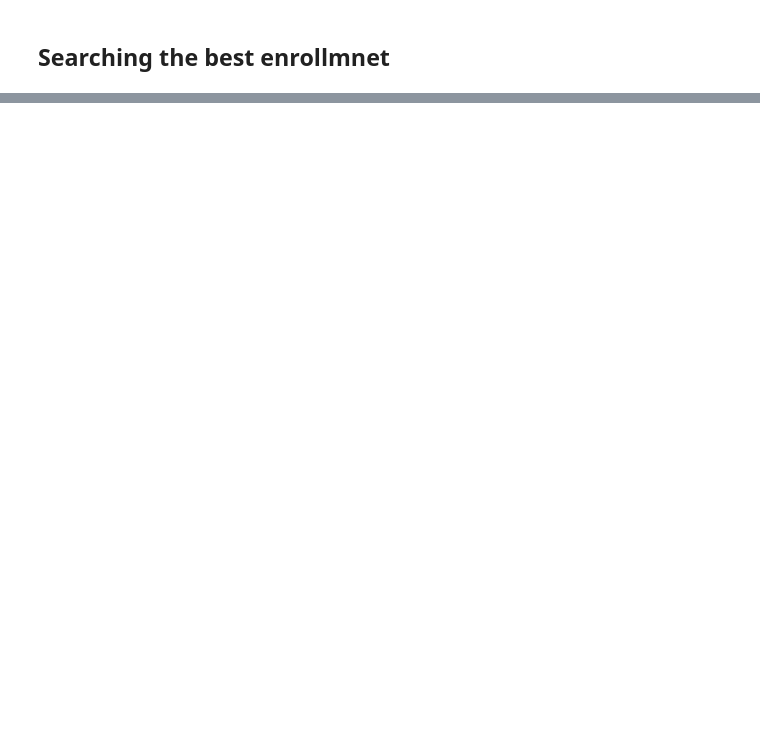
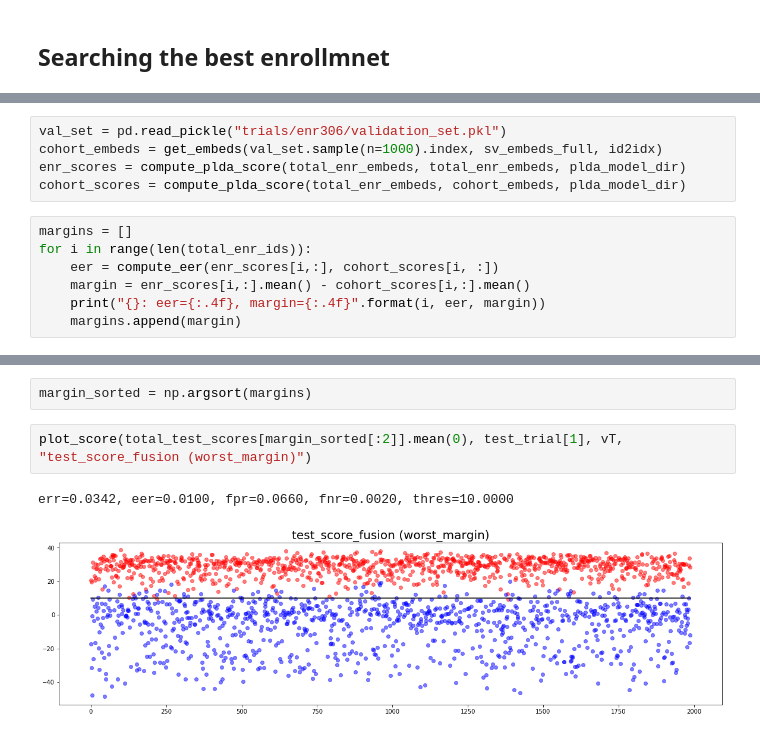
Before and after one commit to muncok/ASV_Experiments, a Jupyter notebook: exp_adaptive_sv/batch_sv_system_plda.ipynb, the cells around one changed output, grey strips where cells are left out. Drawn from its saved outputs; the diff is of its cells as text; blank space fills up the shorter version.

```diff
--- a/exp_adaptive_sv/batch_sv_system_plda.ipynb
+++ b/exp_adaptive_sv/batch_sv_system_plda.ipynb
@@ -170,0 +180,12 @@ err=0.1780, eer=0.0000, fpr=0.0000, fnr=0.3561, thres=20.0000
+# %%
+val_set = pd.read_pickle("trials/enr306/validation_set.pkl")
+cohort_embeds = get_embeds(val_set.sample(n=1000).index, sv_embeds_full, id2idx)
+enr_scores = compute_plda_score(total_enr_embeds, total_enr_embeds, plda_model_dir)
+cohort_scores = compute_plda_score(total_enr_embeds, cohort_embeds, plda_model_dir)
+# %%
+margins = []
+for i in range(len(total_enr_ids)):
+    eer = compute_eer(enr_scores[i,:], cohort_scores[i, :])
+    margin = enr_scores[i,:].mean() - cohort_scores[i,:].mean()
+    print("{}: eer={:.4f}, margin={:.4f}".format(i, eer, margin))
+    margins.append(margin)
@@ -170,0 +203,7 @@ err=0.1780, eer=0.0000, fpr=0.0000, fnr=0.3561, thres=20.0000
+# %%
+margin_sorted = np.argsort(margins)
+# %%
+plot_score(total_test_scores[margin_sorted[:2]].mean(0), test_trial[1], vT, "test_score_fusion (worst_margin)")
+# %% [output]
+err=0.0342, eer=0.0100, fpr=0.0660, fnr=0.0020, thres=10.0000
+[figure, added]
```
Also changed, not shown: parts of 20 cells of this notebook, 4 other files.
